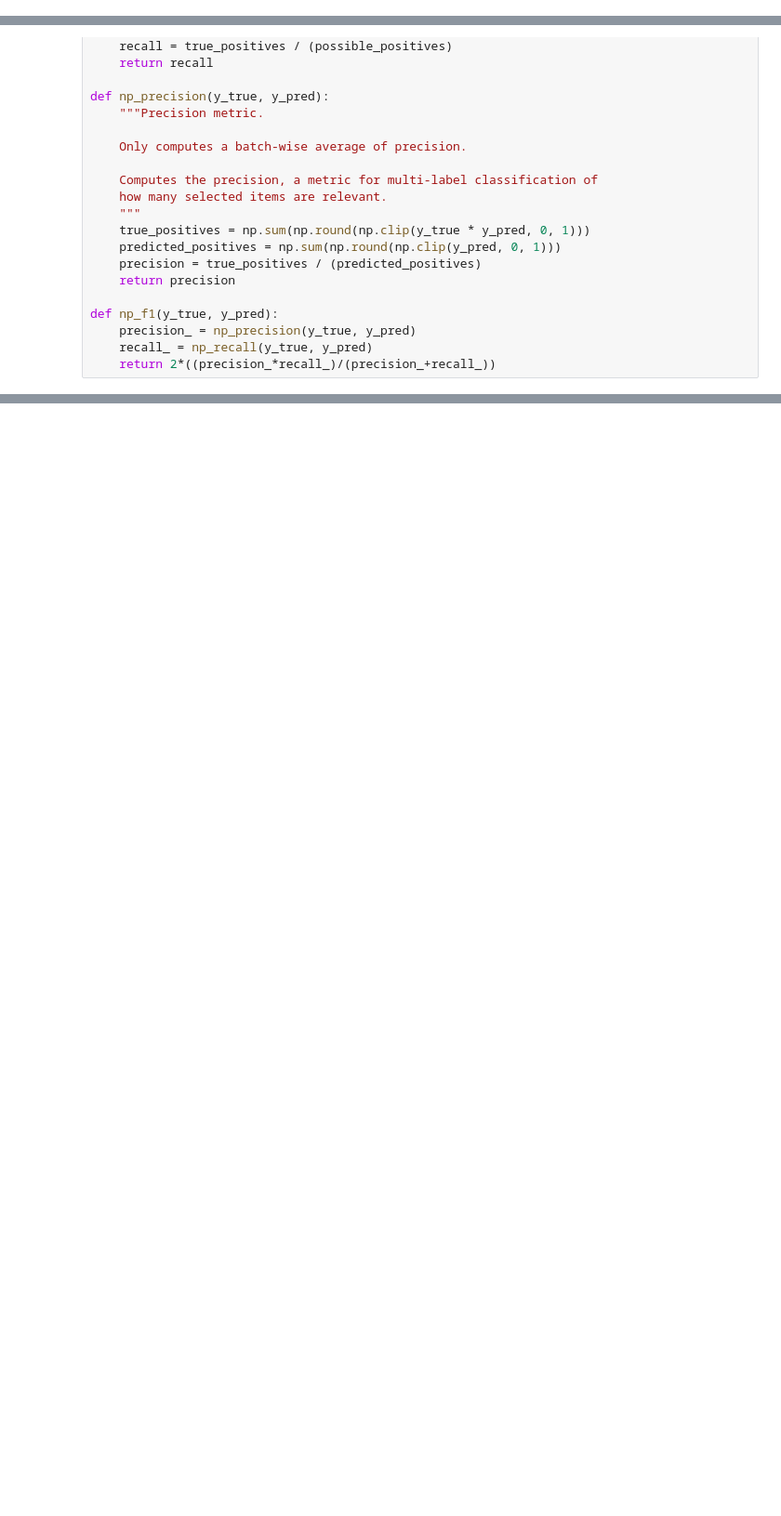
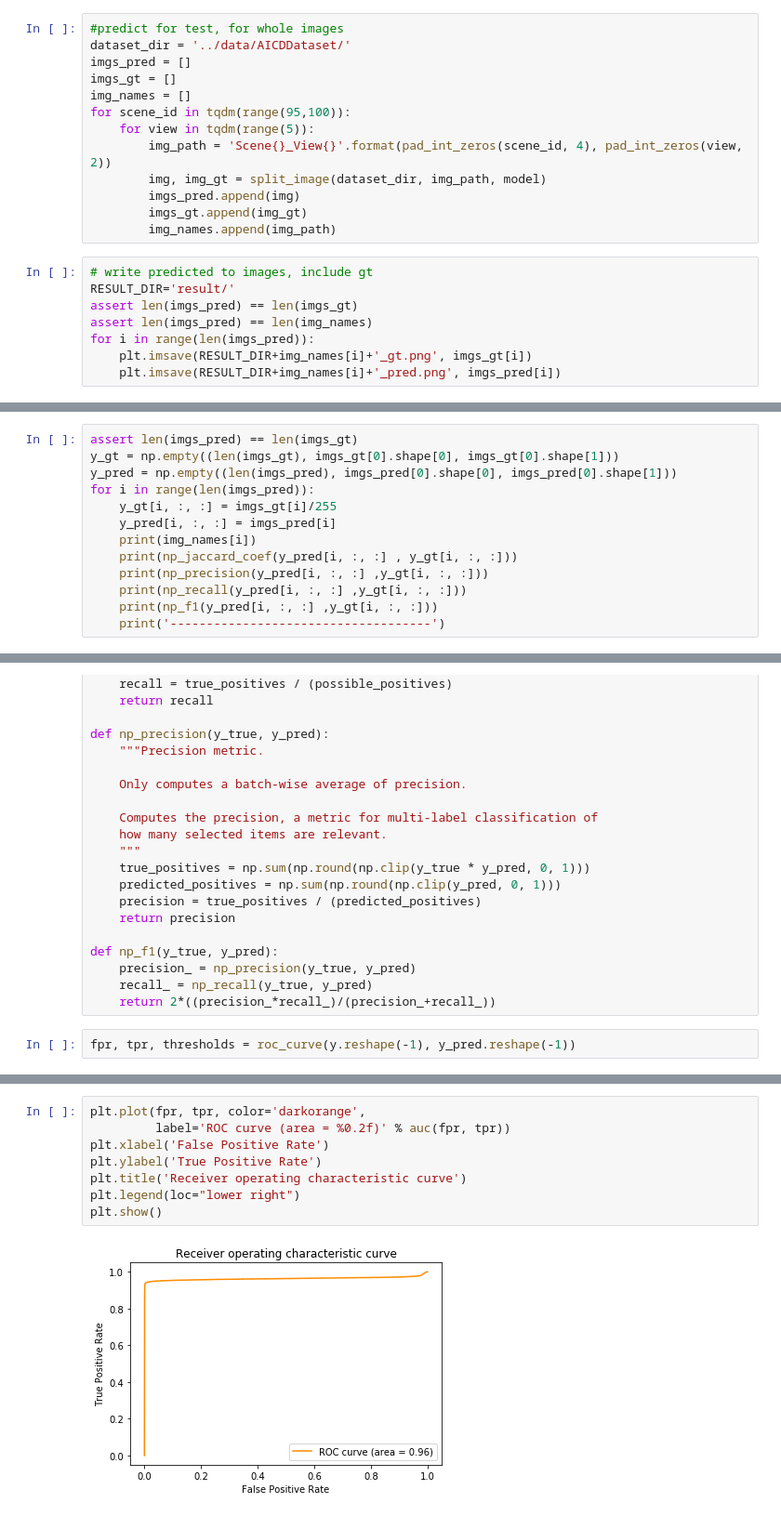
Before and after one commit to marin38/change_detection, a Jupyter notebook: Training NN.ipynb, the cells around one changed output, grey strips where cells are left out. Shown at 93% size. Drawn from its saved outputs; the diff is of its cells as text; blank space fills up the shorter version.

```diff
--- a/Training NN.ipynb
+++ b/Training NN.ipynb
@@ -498,0 +529,21 @@ plt.show()
+# %%
+#predict for test, for whole images
+dataset_dir = '../data/AICDDataset/'
+imgs_pred = []
+imgs_gt = []
+img_names = []
+for scene_id in tqdm(range(95,100)):
+    for view in tqdm(range(5)):
+        img_path = 'Scene{}_View{}'.format(pad_int_zeros(scene_id, 4), pad_int_zeros(view, 2))
+        img, img_gt = split_image(dataset_dir, img_path, model)
+        imgs_pred.append(img)
+        imgs_gt.append(img_gt)
+        img_names.append(img_path)
+# %%
+# write predicted to images, include gt
+RESULT_DIR='result/'
+assert len(imgs_pred) == len(imgs_gt)
+assert len(imgs_pred) == len(img_names)
+for i in range(len(imgs_pred)):
+    plt.imsave(RESULT_DIR+img_names[i]+'_gt.png', imgs_gt[i])
+    plt.imsave(RESULT_DIR+img_names[i]+'_pred.png', imgs_pred[i])
@@ -498,0 +554,13 @@ plt.show()
+# %%
+assert len(imgs_pred) == len(imgs_gt)
+y_gt = np.empty((len(imgs_gt), imgs_gt[0].shape[0], imgs_gt[0].shape[1]))
+y_pred = np.empty((len(imgs_pred), imgs_pred[0].shape[0], imgs_pred[0].shape[1]))
+for i in range(len(imgs_pred)):
+    y_gt[i, :, :] = imgs_gt[i]/255
+    y_pred[i, :, :] = imgs_pred[i]
+    print(img_names[i])
+    print(np_jaccard_coef(y_pred[i, :, :] , y_gt[i, :, :]))
+    print(np_precision(y_pred[i, :, :] ,y_gt[i, :, :]))
+    print(np_recall(y_pred[i, :, :] ,y_gt[i, :, :]))
+    print(np_f1(y_pred[i, :, :] ,y_gt[i, :, :]))
+    print('------------------------------------')
@@ -552,3 +653,5 @@ def np_f1(y_true, y_pred):
     precision_ = np_precision(y_true, y_pred)
     recall_ = np_recall(y_true, y_pred)
     return 2*((precision_*recall_)/(precision_+recall_))
+# %%
+fpr, tpr, thresholds = roc_curve(y.reshape(-1), y_pred.reshape(-1))
@@ -554,0 +662,10 @@ def np_f1(y_true, y_pred):
+# %%
+plt.plot(fpr, tpr, color='darkorange',
+         label='ROC curve (area = %0.2f)' % auc(fpr, tpr))
+plt.xlabel('False Positive Rate')
+plt.ylabel('True Positive Rate')
+plt.title('Receiver operating characteristic curve')
+plt.legend(loc="lower right")
+plt.show()
+# %% [output]
+[figure, added]
```
Also changed, not shown: parts of 22 cells of this notebook, 1 other file.
